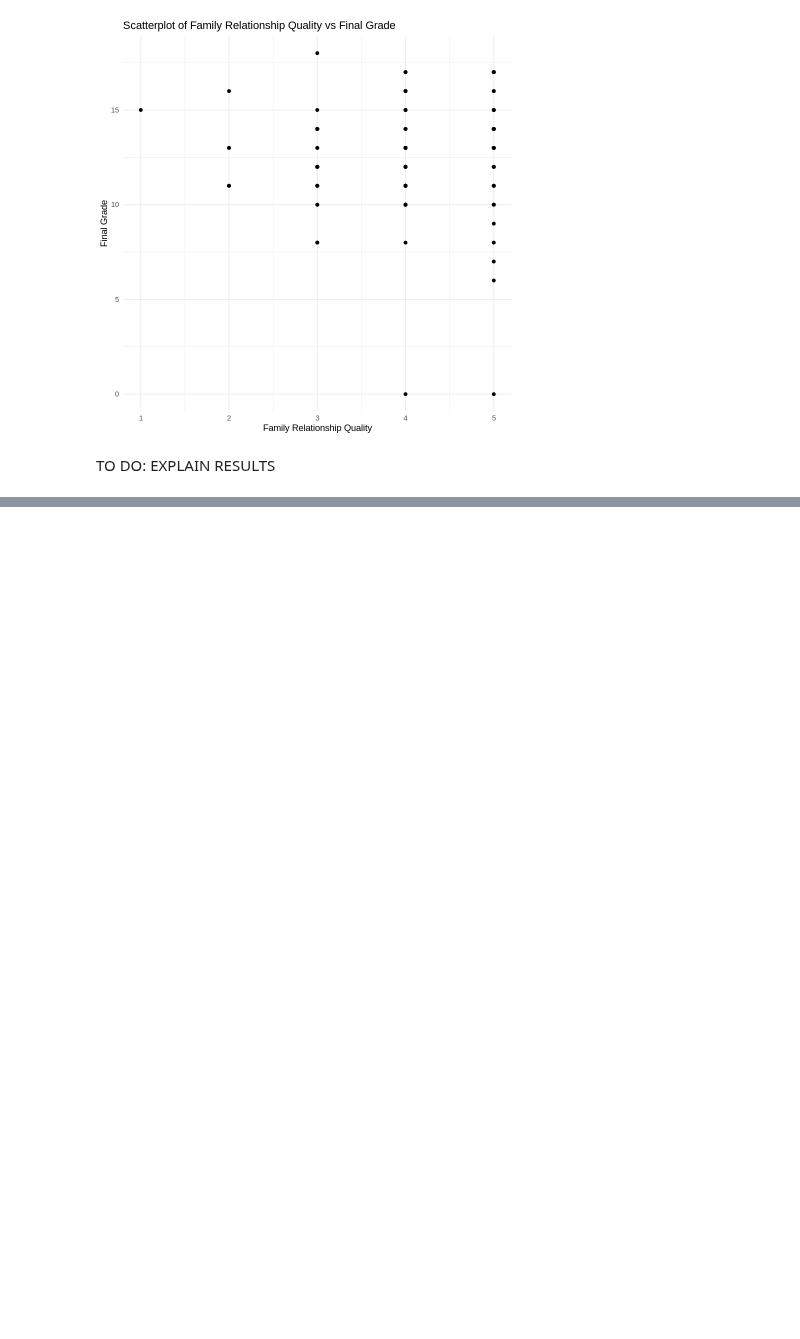
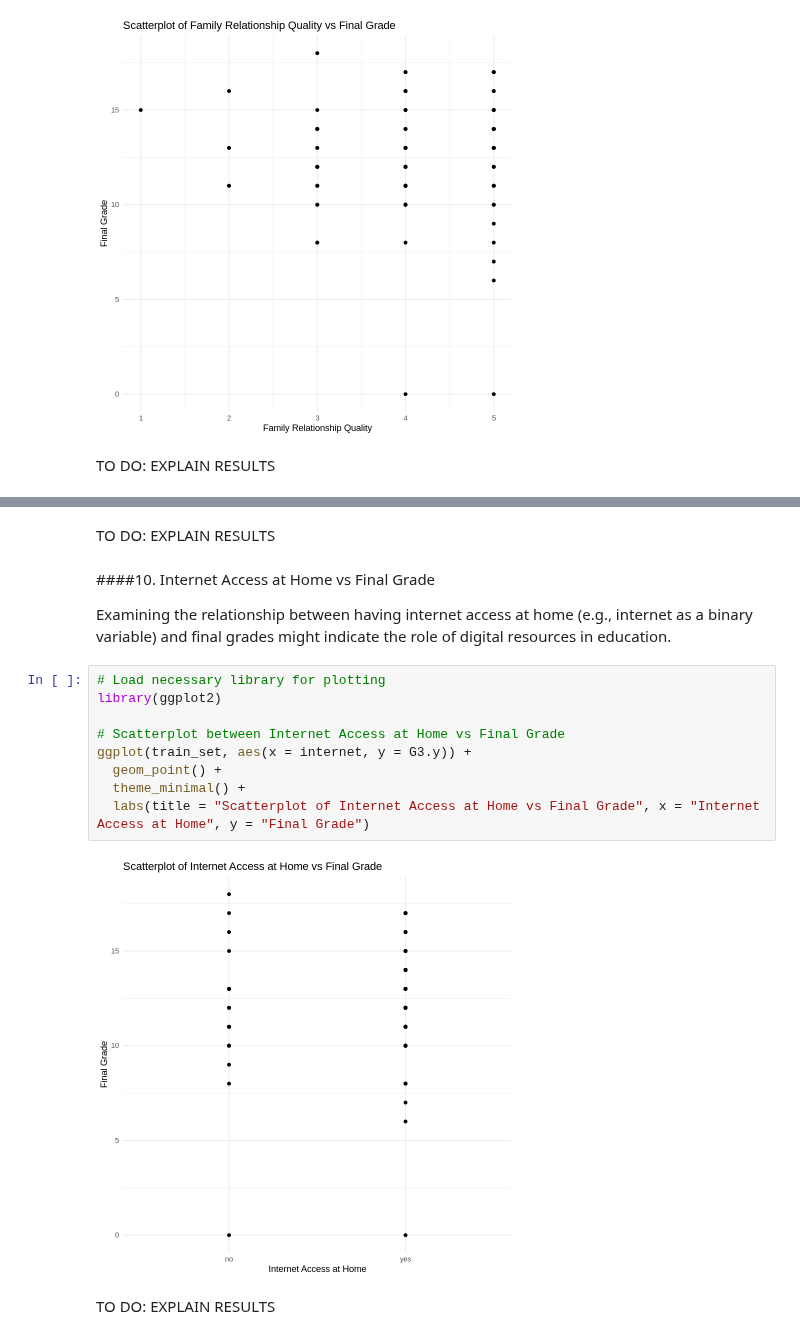
Before and after one commit to carlos-alves-one/Student-Performance-R, a Jupyter notebook: Regression_CW1.ipynb, the cells around one changed output, grey strips where cells are left out. Cells and saved outputs as stored; diff of their text form; blank space fills up the shorter version.

```diff
--- a/Regression_CW1.ipynb
+++ b/Regression_CW1.ipynb
@@ -515,0 +531,19 @@ TO DO: EXPLAIN RESULTS
+# %% [markdown]
+TO DO: EXPLAIN RESULTS
+# %% [markdown]
+####10. Internet Access at Home vs Final Grade
+
+Examining the relationship between having internet access at home (e.g., internet as a binary variable) and final grades might indicate the role of digital resources in education.
+# %%
+# Load necessary library for plotting
+library(ggplot2)
+
+# Scatterplot between Internet Access at Home vs Final Grade
+ggplot(train_set, aes(x = internet, y = G3.y)) +
+  geom_point() +
+  theme_minimal() +
+  labs(title = "Scatterplot of Internet Access at Home vs Final Grade", x = "Internet Access at Home", y = "Final Grade")
+# %% [output]
+[figure, added]
+# %% [markdown]
+TO DO: EXPLAIN RESULTS
```
Also changed, not shown: parts of 2 cells of this notebook.
